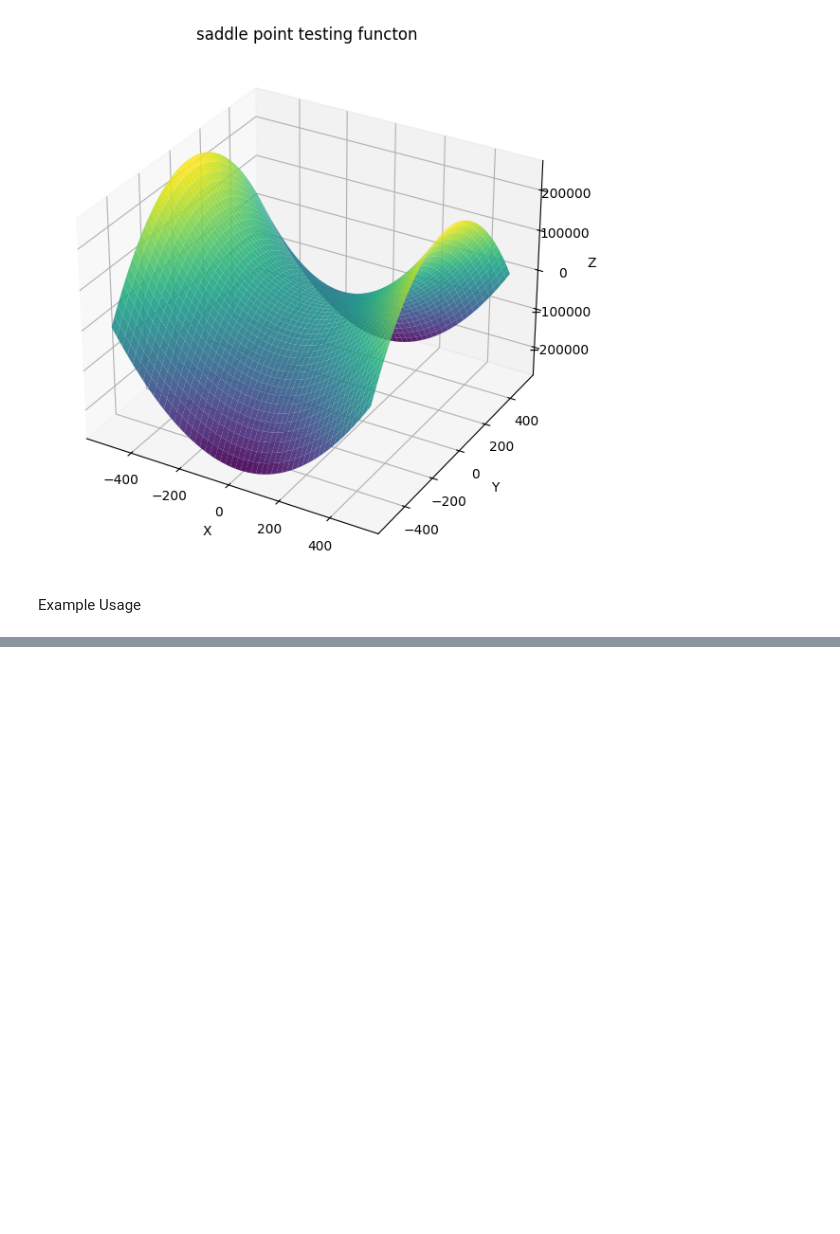
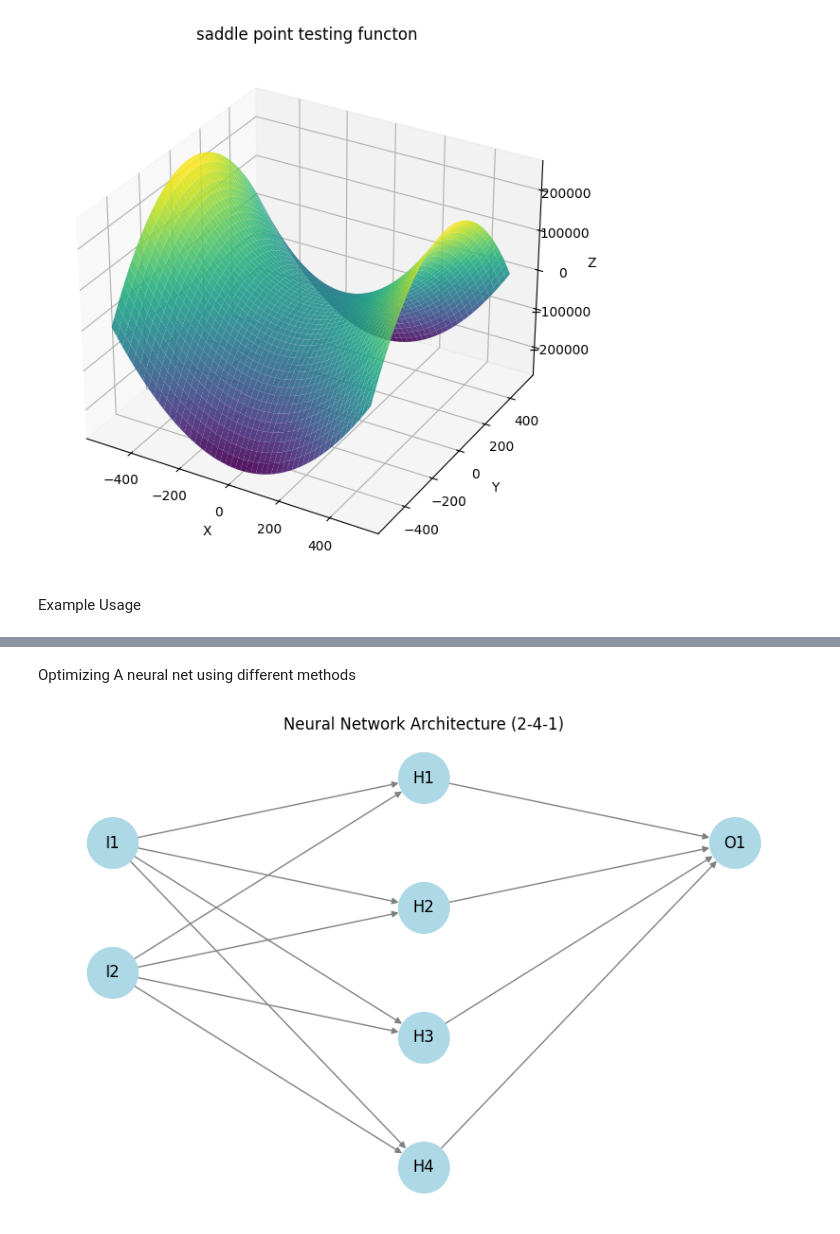
Before and after one commit to Mikolaj-MLP/Optimization-methods, a Jupyter notebook: Optimization_methods.ipynb, the cells around one changed output, grey strips where cells are left out. Cells and saved outputs as stored; diff of their text form; code cells hidden in the pictures; blank space fills up the shorter version.

Commit message:
Simple Neural net weight optimization using different methods (Comparison)

```diff
--- a/Optimization_methods.ipynb
+++ b/Optimization_methods.ipynb
@@ -234,0 +236,2 @@ Himmelblau Optimization Results:
+# %% [markdown]
+Optimizing A neural net using different methods
@@ -234,0 +295,42 @@ Himmelblau Optimization Results:
+# %%
+def visualize_neural_net(input_size=2, hidden_size=4, output_size=1):
+    G = nx.DiGraph()
+    # nodes
+    layers = {
+        "input": [f"I{i+1}" for i in range(input_size)],
+        "hidden": [f"H{i+1}" for i in range(hidden_size)],
+        "output": [f"O{i+1}" for i in range(output_size)]
+    }
+
+    positions = {}
+    for i, node in enumerate(layers["input"]):
+        G.add_node(node)
+        positions[node] = (0, -i)
+
+    for i, node in enumerate(layers["hidden"]):
+        G.add_node(node)
+        positions[node] = (1, -i + 0.5)
+
+    for i, node in enumerate(layers["output"]):
+        G.add_node(node)
+        positions[node] = (2, -i)
+
+    # Connect layers
+    for src in layers["input"]:
+        for dst in layers["hidden"]:
+            G.add_edge(src, dst)
+
+    for src in layers["hidden"]:
+        for dst in layers["output"]:
+            G.add_edge(src, dst)
+
+    plt.figure(figsize=(8, 5))
+    nx.draw(G, pos=positions, with_labels=True, node_size=1500, node_color='lightblue', edge_color='gray', arrows=True)
+    plt.title("Neural Network Architecture (2-4-1)")
+    plt.axis("off")
+    plt.tight_layout()
+    plt.show()
+# %%
+visualize_neural_net()
+# %% [output]
+[figure, added]
```
Also changed, not shown: parts of 6 cells of this notebook.
